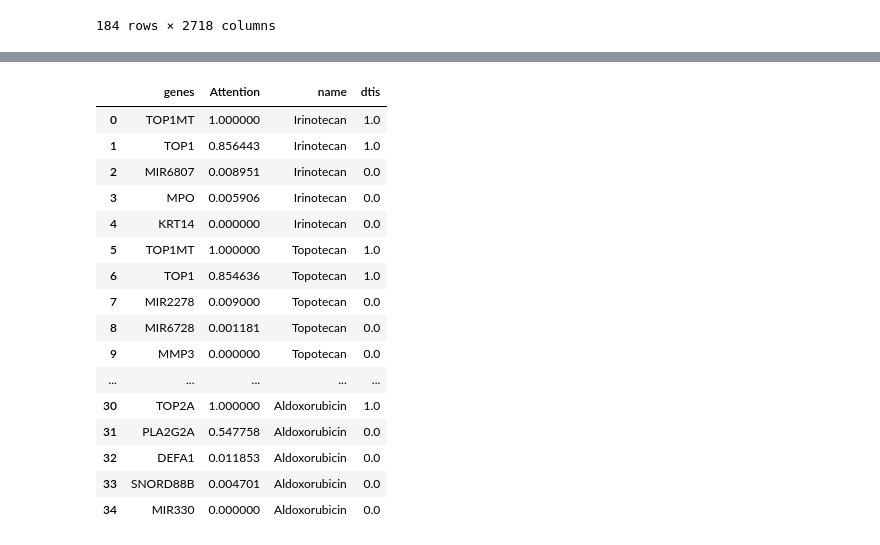
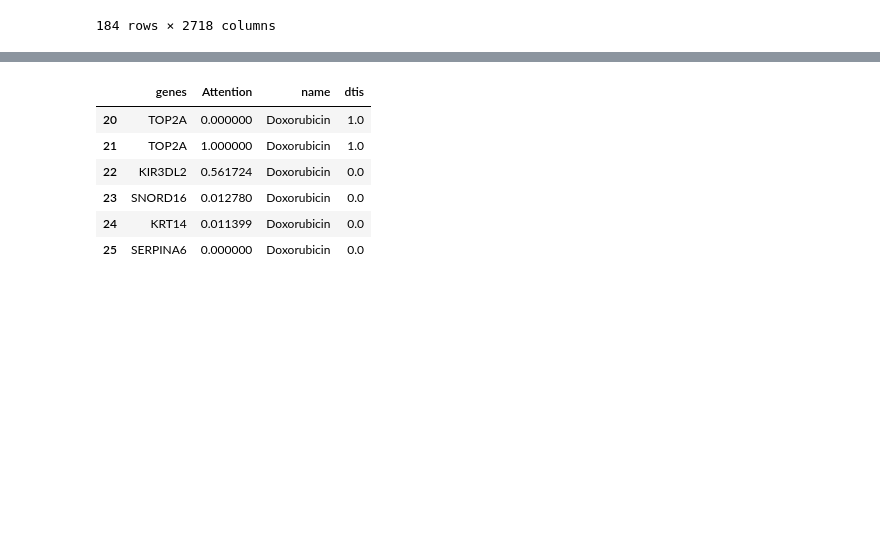
Before and after one commit to cannin/drGAT, a Jupyter notebook: Figs/Fig4.ipynb, the cells around one changed output, grey strips where cells are left out. Cells and saved outputs as stored; diff of their text form; code cells hidden in the pictures; blank space fills up the shorter version.

```diff
--- a/Figs/Fig4.ipynb
+++ b/Figs/Fig4.ipynb
@@ -90,0 +71,3 @@ Index(['Dactinomycin D', 'Mitramycin', 'mitomycin C', 'Porfiromycine',
+# %%
+for i in drug_gene.index:
+    print(i)
@@ -104,0 +102,3 @@ drug_gene[drug_gene.index.str.contains('can')]
+# %%
+for i in drug_gene.index:
+    print(i)
@@ -106,8 +124,16 @@ drug_gene[drug_gene.index.str.contains('can')]
 graph = pd.DataFrame()
 for i in [
 #     'Deoxycamptothecin',
-    'Irinotecan', 'Topotecan hydrochloride', 'Mercaptopurine',
-    'Allopurinol', 'Camptothecin', 'Daunorubicin', 'Aldoxorubicin'
+    'Irinotecan', 'Topotecan',
+#     '6-MERCAPTOPURINE',
+#     'Allopurinol',
+    'Camptothecin', 'Daunorubicin',
+#     'aldoxorubicin',
+#     'Mitomycin',
+#     'Bleomycin',
+#     'Epirubicin',
+#     'Idarubicin',
+    'Doxorubicin'
     ]:
     tmp = (drug_gene.loc[i])
     if tmp.shape[0] > 10:
@@ -152,8 +167,11 @@ dti = dti.loc[dti.index.isin(set(graph.name)), dti.columns.isin(set(graph.genes)
 # %%
 dtis = pd.DataFrame()
 for i in dti.index:
-    tmp = dti.loc[i].reset_index()
+    if i == 'Doxorubicin':
+        tmp = (dti.loc['Doxorubicin']).groupby(dti.loc['Doxorubicin'].index).mean().loc['Doxorubicin'].reset_index()
+    else:
+        tmp = dti.loc[i].reset_index()
     tmp['drug'] = [i]*len(tmp)
-    tmp = tmp[tmp[i] == 1]
+    tmp = tmp[tmp[i] > 0]
     tmp.columns = ['genes', 'dtis', 'name']
     dtis = pd.concat([dtis, tmp])
@@ -230,23 +289,13 @@ df
 # %%
-df
+df[df.name == 'Doxorubicin']
 # %% [output]
 |  | genes | Attention | name | dtis |
-| 0 | TOP1MT | 1.000000 | Irinotecan | 1.0 |
-| 1 | TOP1 | 0.856443 | Irinotecan | 1.0 |
-| 2 | MIR6807 | 0.008951 | Irinotecan | 0.0 |
-| 3 | MPO | 0.005906 | Irinotecan | 0.0 |
-| 4 | KRT14 | 0.000000 | Irinotecan | 0.0 |
-| 5 | TOP1MT | 1.000000 | Topotecan | 1.0 |
-| 6 | TOP1 | 0.854636 | Topotecan | 1.0 |
-| 7 | MIR2278 | 0.009000 | Topotecan | 0.0 |
-| 8 | MIR6728 | 0.001181 | Topotecan | 0.0 |
-| 9 | MMP3 | 0.000000 | Topotecan | 0.0 |
-| ... | ... | ... | ... | ... |
-| 30 | TOP2A | 1.000000 | Aldoxorubicin | 1.0 |
-| 31 | PLA2G2A | 0.547758 | Aldoxorubicin | 0.0 |
-| 32 | DEFA1 | 0.011853 | Aldoxorubicin | 0.0 |
-| 33 | SNORD88B | 0.004701 | Aldoxorubicin | 0.0 |
-| 34 | MIR330 | 0.000000 | Aldoxorubicin | 0.0 |
+| 20 | TOP2A | 0.000000 | Doxorubicin | 1.0 |
+| 21 | TOP2A | 1.000000 | Doxorubicin | 1.0 |
+| 22 | KIR3DL2 | 0.561724 | Doxorubicin | 0.0 |
+| 23 | SNORD16 | 0.012780 | Doxorubicin | 0.0 |
+| 24 | KRT14 | 0.011399 | Doxorubicin | 0.0 |
+| 25 | SERPINA6 | 0.000000 | Doxorubicin | 0.0 |
 # %%
 df.to_csv('graph_norm.csv')
 # %%
```
Also changed, not shown: parts of 18 cells of this notebook, 2 other files.
